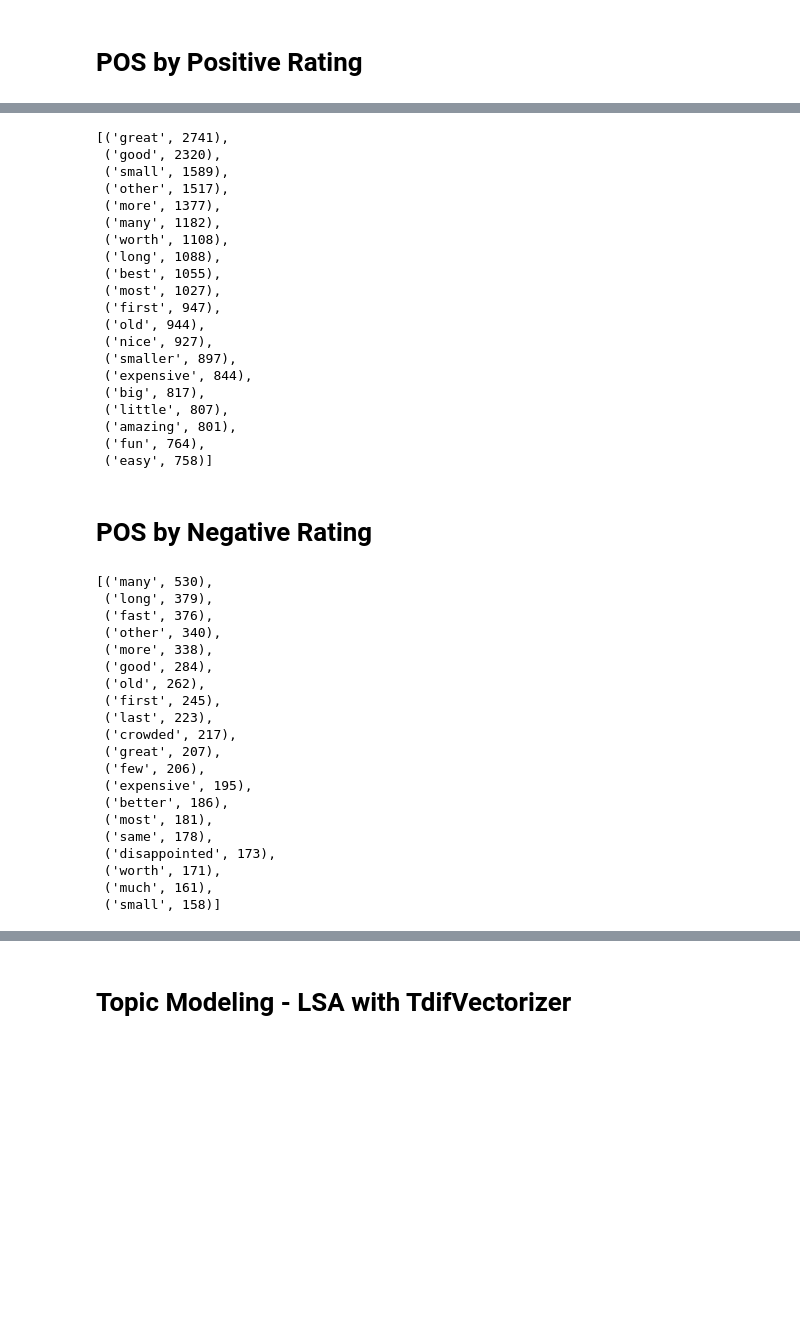
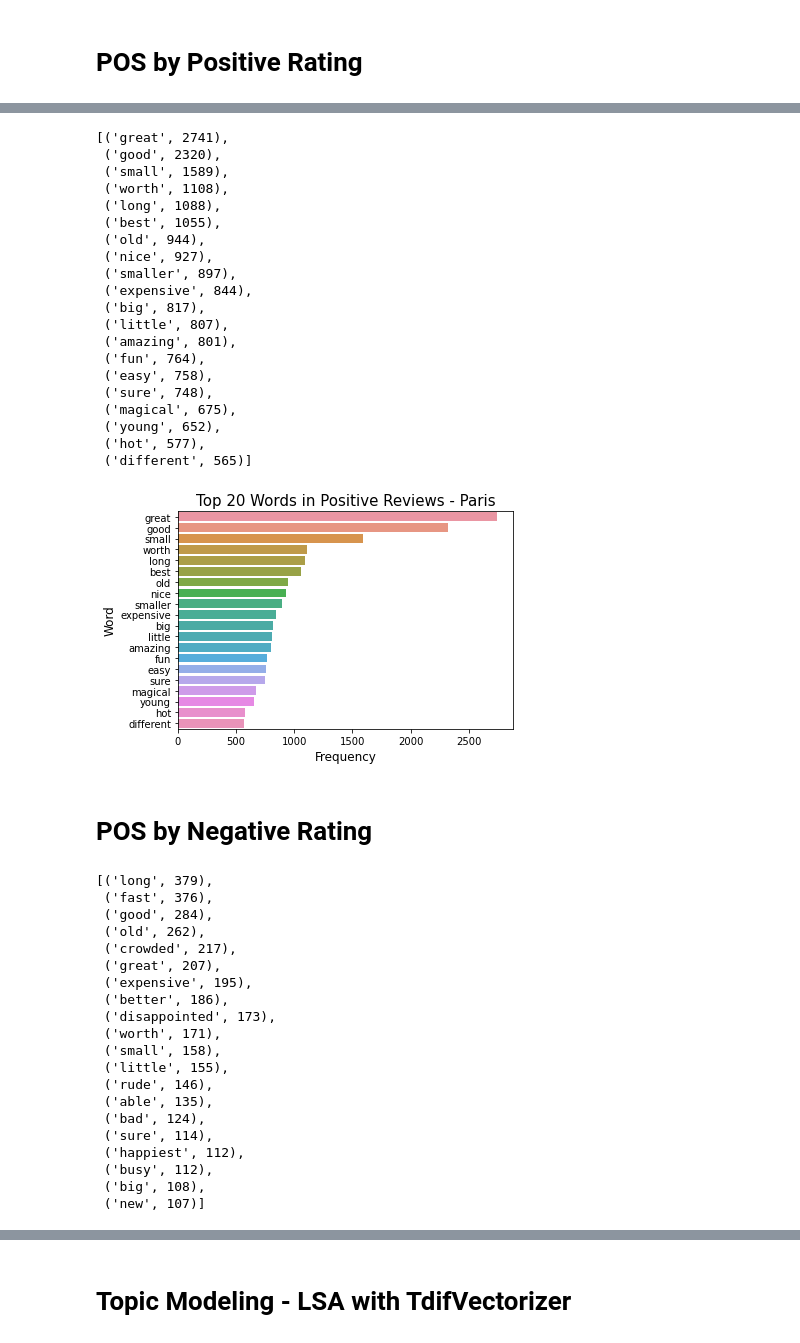
Before and after one commit to sandra-t-3282/Sentiment_Analysis_Disney_Parks_Reviews, a Jupyter notebook: NLP_disney_park_subsets.ipynb, the cells around one changed output, grey strips where cells are left out. Cells and saved outputs as stored; diff of their text form; code cells hidden in the pictures; blank space fills up the shorter version.

```diff
--- a/NLP_disney_park_subsets.ipynb
+++ b/NLP_disney_park_subsets.ipynb
@@ -134,7 +154,7 @@ paris_top_pos_adj
 hkong_pos_reviews = hkong[hkong['Rating_Type']=='Positive']
 
 # Extract the adjectives in the positive reviews
-hkong_pos_adj = [token.text.lower() for doc in hkong_pos_reviews.spacy_doc for token in doc if token.pos_=='ADJ']
+hkong_pos_adj = [token.text.lower() for doc in hkong_pos_reviews.spacy_doc for token in doc if (token.pos_=='ADJ' and not token.is_stop)]
 
 # Find the 20 most common adjectives in the positive reviews
 hkong_top_pos_adj = Counter(hkong_pos_adj).most_common(20)
@@ -143,14 +163,9 @@ hkong_top_pos_adj
 [('great', 2741),
  ('good', 2320),
  ('small', 1589),
- ('other', 1517),
- ('more', 1377),
- ('many', 1182),
  ('worth', 1108),
  ('long', 1088),
  ('best', 1055),
- ('most', 1027),
- ('first', 947),
  ('old', 944),
  ('nice', 927),
  ('smaller', 897),
@@ -159,36 +174,51 @@ hkong_top_pos_adj
  ('little', 807),
  ('amazing', 801),
  ('fun', 764),
- ('easy', 758)]
+ ('easy', 758),
+ ('sure', 748),
+ ('magical', 675),
+ ('young', 652),
+ ('hot', 577),
+ ('different', 565)]
+# %%
+# Visualize top words
+sns.barplot(x=list(dict(hkong_top_pos_adj).values()), y=list(dict(hkong_top_pos_adj).keys()), data=hkong_pos_reviews)
+
+plt.xlabel("Frequency", fontsize=12)
+plt.ylabel("Word", fontsize=12)
+plt.title("Top 20 Words in Positive Reviews - Paris", fontsize=15)
+plt.show()
+# %% [output]
+[figure, added]
 # %% [markdown]
 # POS by Negative Rating
 # %%
 # Do the same for the negative reviews
 calif_neg_reviews = calif[calif['Rating_Type']=='Negative']
 
-calif_neg_adj = [token.text.lower() for doc in calif_neg_reviews.spacy_doc for token in doc if token.pos_=='ADJ']
+calif_neg_adj = [token.text.lower() for doc in calif_neg_reviews.spacy_doc for token in doc if (token.pos_=='ADJ' and not token.is_stop)]
 
 # Top 20 common adjectives in negative reviews
 calif_neg_adj = Counter(calif_neg_adj).most_common(20)
 calif_neg_adj
 # %% [output]
-[('many', 530),
- ('long', 379),
+[('long', 379),
  ('fast', 376),
- ('other', 340),
- ('more', 338),
  ('good', 284),
  ('old', 262),
- ('first', 245),
- ('last', 223),
  ('crowded', 217),
  ('great', 207),
- ('few', 206),
  ('expensive', 195),
  ('better', 186),
- ('most', 181),
- ('same', 178),
  ('disappointed', 173),
  ('worth', 171),
- ('much', 161),
- ('small', 158)]
+ ('small', 158),
+ ('little', 155),
+ ('rude', 146),
+ ('able', 135),
+ ('bad', 124),
+ ('sure', 114),
+ ('happiest', 112),
+ ('busy', 112),
+ ('big', 108),
+ ('new', 107)]
```
Also changed, not shown: parts of 16 cells of this notebook, 4 other files.
